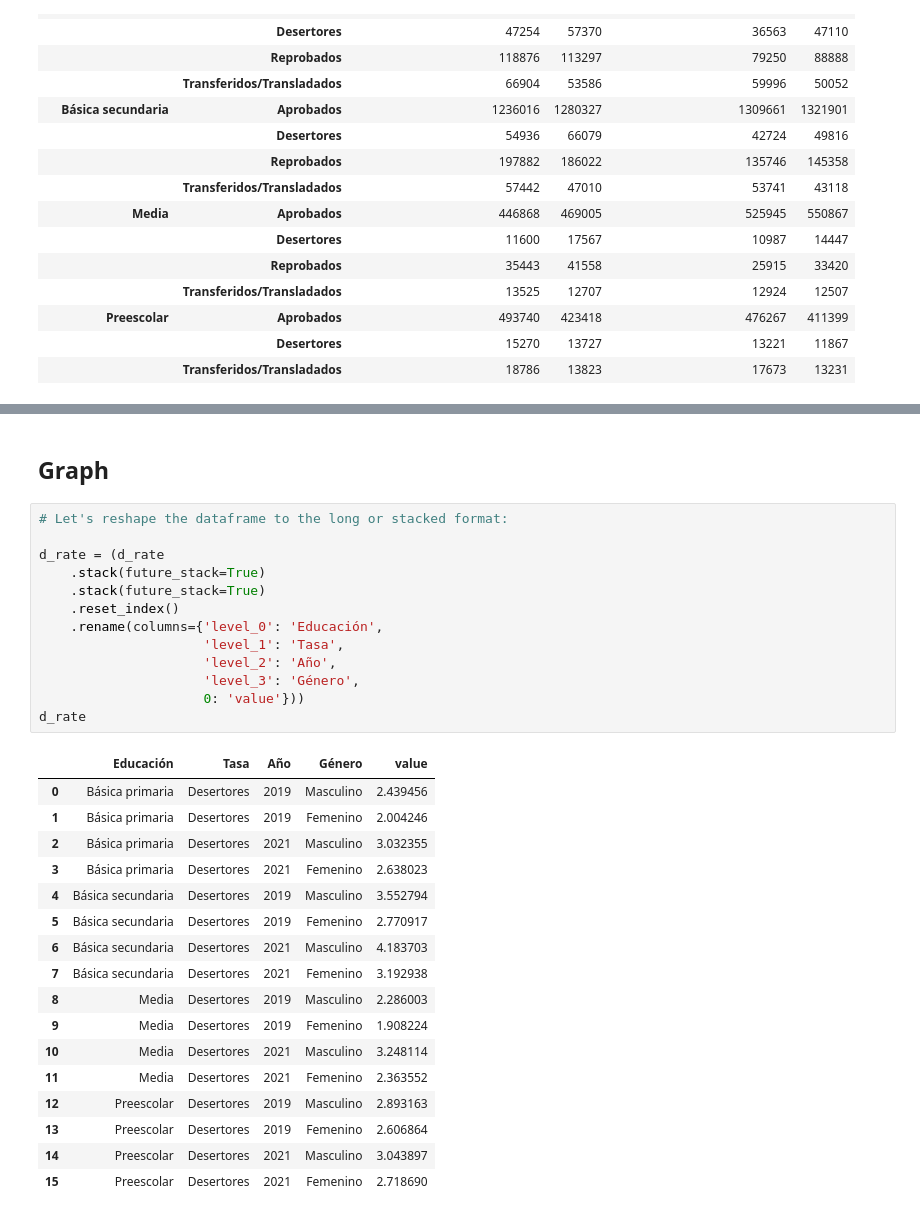
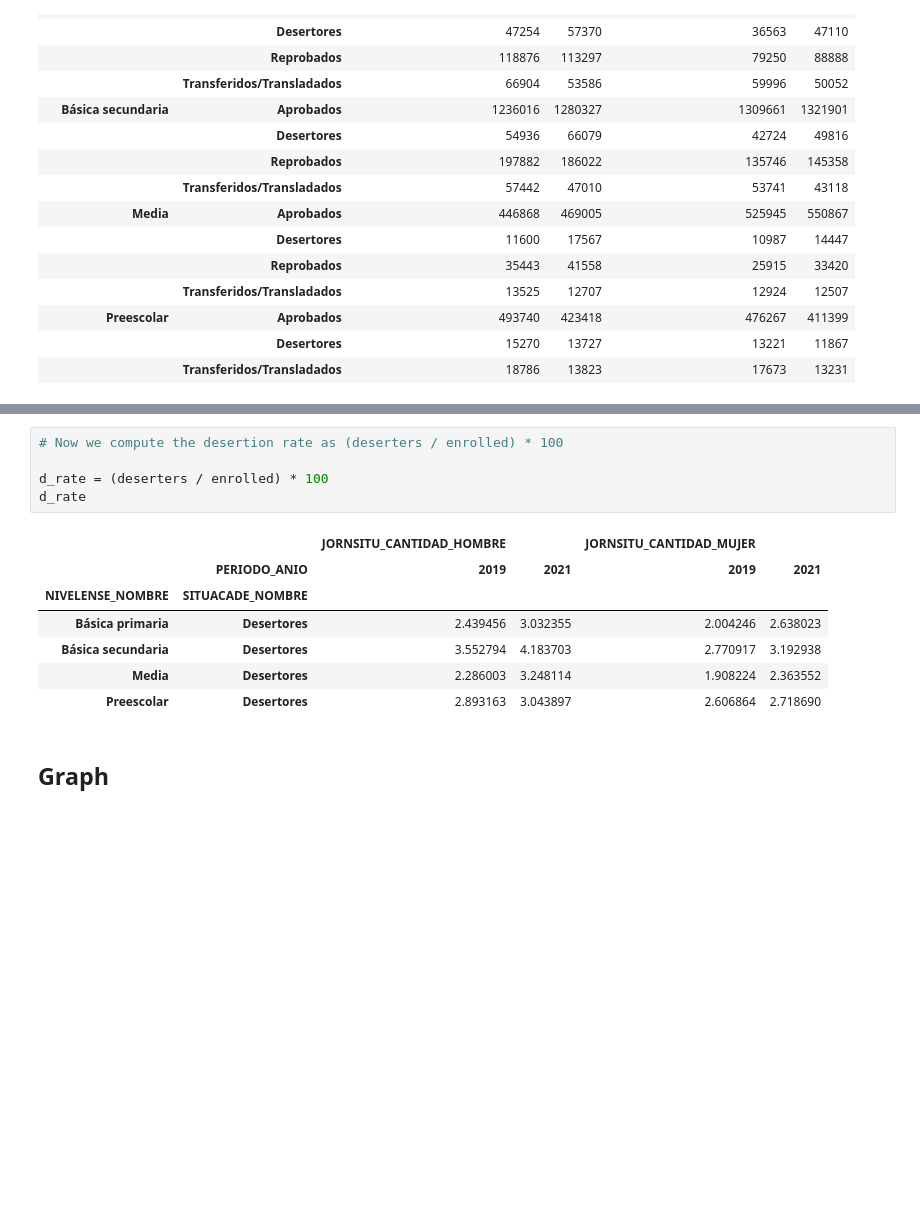
Before and after one commit to migue-08/Research_paper_MS_econ, a Jupyter notebook: Tasa_deserción.ipynb, the cells around one changed output, grey strips where cells are left out. Cells and saved outputs as stored; diff of their text form; blank space fills up the shorter version.

```diff
--- a/Tasa_deserción.ipynb
+++ b/Tasa_deserción.ipynb
@@ -119,33 +115,15 @@ d_rate
+# %%
+# Now we compute the desertion rate as (deserters / enrolled) * 100
+
+d_rate = (deserters / enrolled) * 100
+d_rate
+# %% [output]
+|  |  | JORNSITU_CANTIDAD_HOMBRE |  | JORNSITU_CANTIDAD_MUJER |  |
+|  | PERIODO_ANIO | 2019 | 2021 | 2019 | 2021 |
+| NIVELENSE_NOMBRE | SITUACADE_NOMBRE |  |  |  |  |
+| Básica primaria | Desertores | 2.439456 | 3.032355 | 2.004246 | 2.638023 |
+| Básica secundaria | Desertores | 3.552794 | 4.183703 | 2.770917 | 3.192938 |
+| Media | Desertores | 2.286003 | 3.248114 | 1.908224 | 2.363552 |
+| Preescolar | Desertores | 2.893163 | 3.043897 | 2.606864 | 2.718690 |
 # %% [markdown]
 ## Graph
-# %%
-# Let's reshape the dataframe to the long or stacked format:
-
-d_rate = (d_rate
-    .stack(future_stack=True)
-    .stack(future_stack=True)
-    .reset_index()
-    .rename(columns={'level_0': 'Educación',
-                     'level_1': 'Tasa',
-                     'level_2': 'Año',
-                     'level_3': 'Género',
-                     0: 'value'}))
-d_rate
-# %% [output]
-|  | Educación | Tasa | Año | Género | value |
-| 0 | Básica primaria | Desertores | 2019 | Masculino | 2.439456 |
-| 1 | Básica primaria | Desertores | 2019 | Femenino | 2.004246 |
-| 2 | Básica primaria | Desertores | 2021 | Masculino | 3.032355 |
-| 3 | Básica primaria | Desertores | 2021 | Femenino | 2.638023 |
-| 4 | Básica secundaria | Desertores | 2019 | Masculino | 3.552794 |
-| 5 | Básica secundaria | Desertores | 2019 | Femenino | 2.770917 |
-| 6 | Básica secundaria | Desertores | 2021 | Masculino | 4.183703 |
-| 7 | Básica secundaria | Desertores | 2021 | Femenino | 3.192938 |
-| 8 | Media | Desertores | 2019 | Masculino | 2.286003 |
-| 9 | Media | Desertores | 2019 | Femenino | 1.908224 |
-| 10 | Media | Desertores | 2021 | Masculino | 3.248114 |
-| 11 | Media | Desertores | 2021 | Femenino | 2.363552 |
-| 12 | Preescolar | Desertores | 2019 | Masculino | 2.893163 |
-| 13 | Preescolar | Desertores | 2019 | Femenino | 2.606864 |
-| 14 | Preescolar | Desertores | 2021 | Masculino | 3.043897 |
-| 15 | Preescolar | Desertores | 2021 | Femenino | 2.718690 |
```
Also changed, not shown: parts of 7 cells of this notebook.
